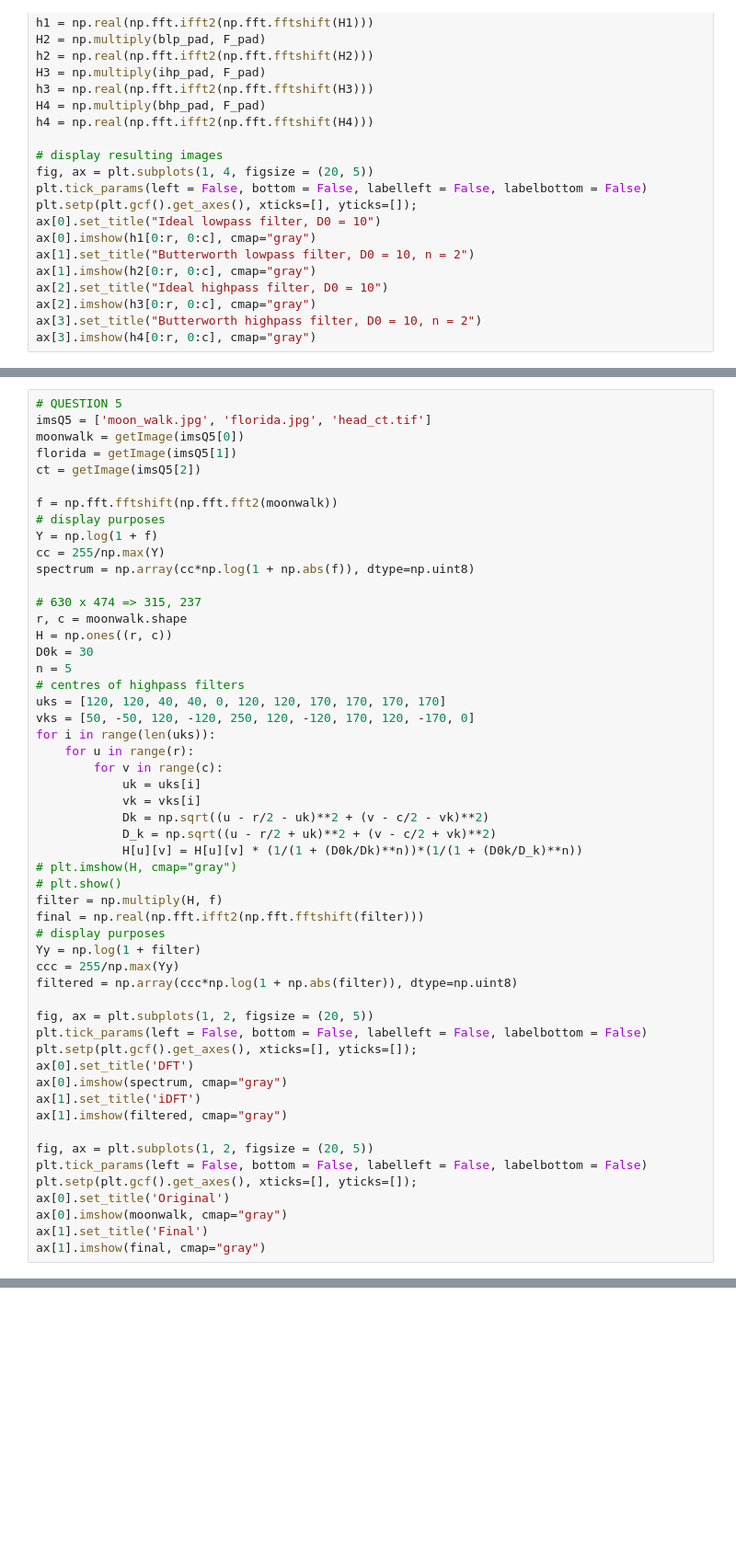
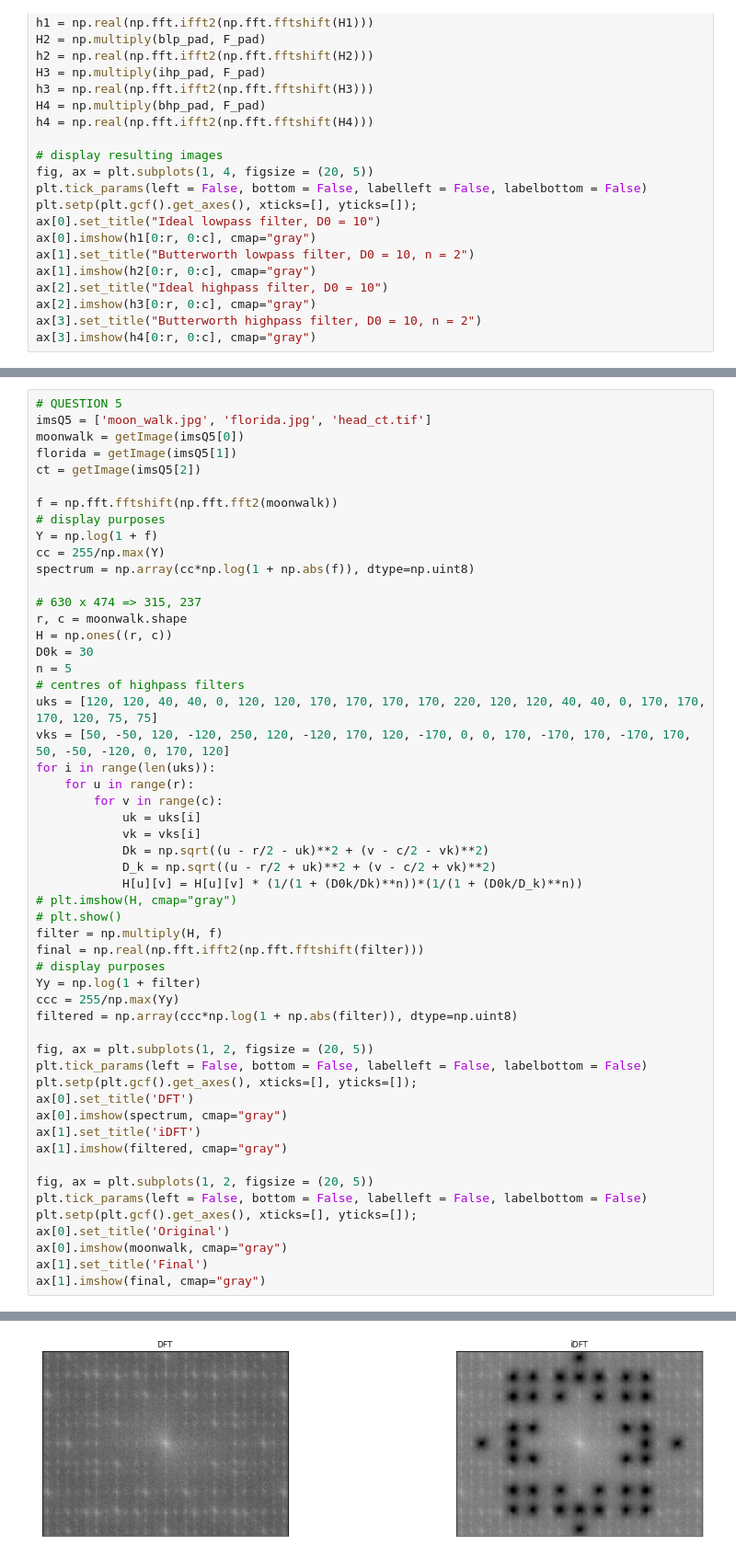
Before and after one commit to Alexandra-Smith/Digital_Image_Processing_module, a Jupyter notebook: Assignment 3/dip_a03.ipynb, the cells around one changed output, grey strips where cells are left out. Shown at 92% size. Drawn from its saved outputs; the diff is of its cells as text; blank space fills up the shorter version.

```diff
--- a/Assignment 3/dip_a03.ipynb
+++ b/Assignment 3/dip_a03.ipynb
@@ -304,8 +307,8 @@ H = np.ones((r, c))
 D0k = 30
 n = 5
 # centres of highpass filters
-uks = [120, 120, 40, 40, 0, 120, 120, 170, 170, 170, 170]
-vks = [50, -50, 120, -120, 250, 120, -120, 170, 120, -170, 0]
+uks = [120, 120, 40, 40, 0, 120, 120, 170, 170, 170, 170, 220, 120, 120, 40, 40, 0, 170, 170, 170, 120, 75, 75]
+vks = [50, -50, 120, -120, 250, 120, -120, 170, 120, -170, 0, 0, 170, -170, 170, -170, 170, 50, -50, -120, 0, 170, 120]
 for i in range(len(uks)):
     for u in range(r):
         for v in range(c):
@@ -338,3 +341,4 @@ ax[0].set_title('Original')
 ax[0].imshow(moonwalk, cmap="gray")
 ax[1].set_title('Final')
 ax[1].imshow(final, cmap="gray")
+# %% [output]
@@ -340,0 +346 @@ ax[1].imshow(final, cmap="gray")
+[figure, added]
```
Also changed, not shown: parts of 4 cells of this notebook.
